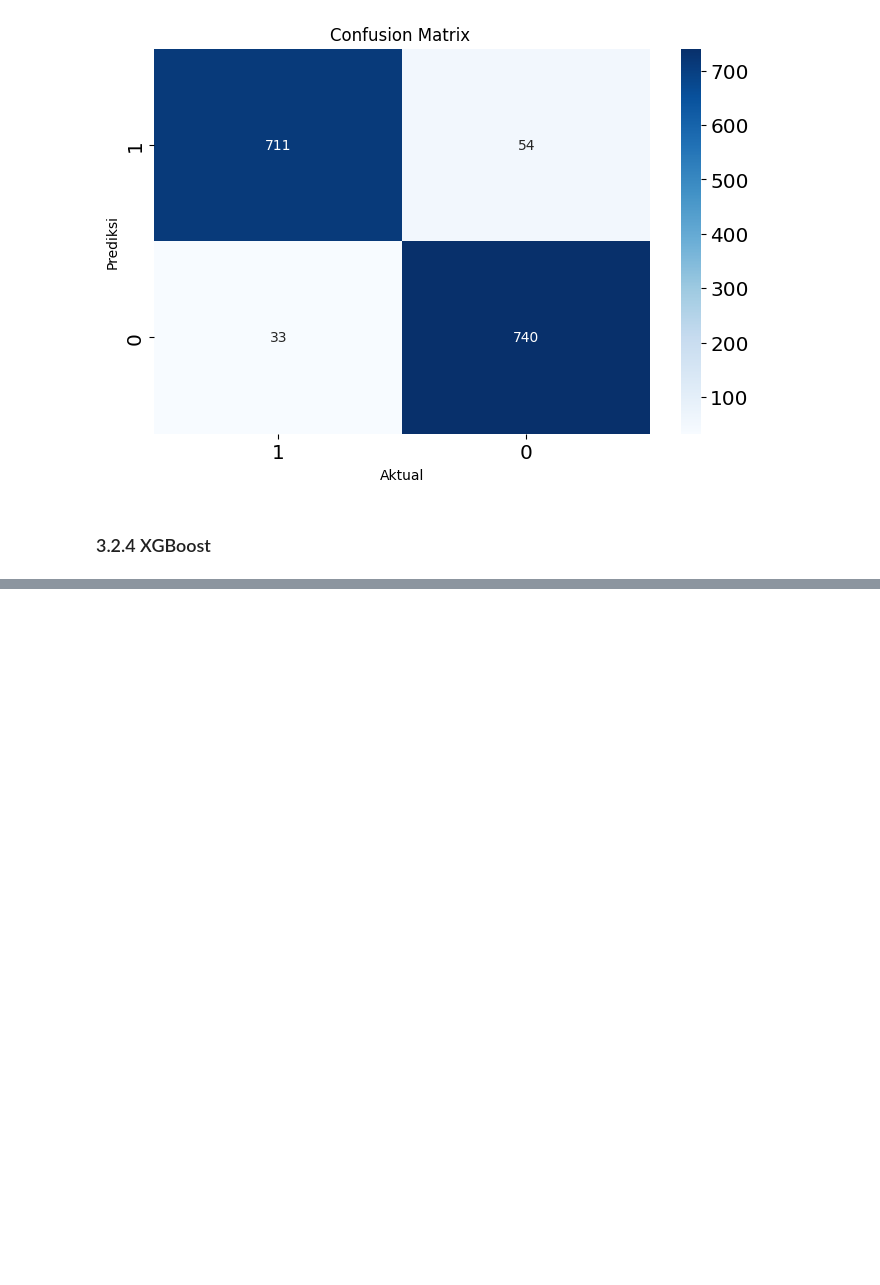
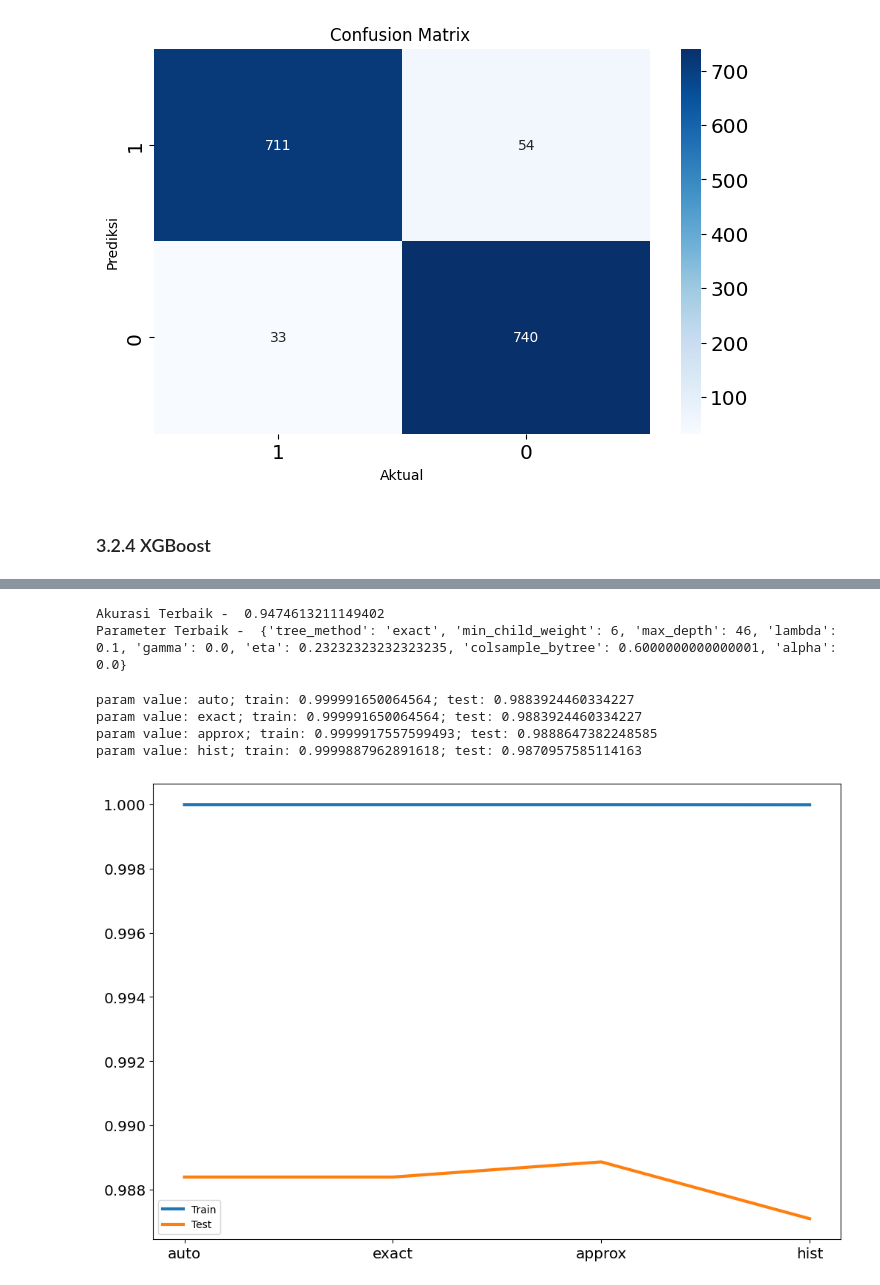
Before and after one commit to andreadeputra/Rakamin_Final_Project, a Jupyter notebook: Infinity.ipynb, the cells around one changed output, grey strips where cells are left out. Cells and saved outputs as stored; diff of their text form; code cells hidden in the pictures; blank space fills up the shorter version.

```diff
--- a/Infinity.ipynb
+++ b/Infinity.ipynb
@@ -1070,3 +1071,7 @@ conf_matrix_viz(y_test, rf_pred)
 [figure]
 # %% [markdown]
 ### 3.2.4 XGBoost
+# %%
+xg = XGBClassifier()
+xg.fit(X_train, y_train)
+eval_classification(xg)
@@ -1072,0 +1124,40 @@ conf_matrix_viz(y_test, rf_pred)
+# %%
+xg_best_acc_score = xg_tuned.best_score_
+xg_best_parameter = xg_tuned.best_params_
+print('Akurasi Terbaik - ', xg_best_acc_score)
+print('Parameter Terbaik - ', xg_best_parameter)
+# %% [output]
+Akurasi Terbaik -  0.9474613211149402
+Parameter Terbaik -  {'tree_method': 'exact', 'min_child_weight': 6, 'max_depth': 46, 'lambda': 0.1, 'gamma': 0.0, 'eta': 0.23232323232323235, 'colsample_bytree': 0.6000000000000001, 'alpha': 0.0}
+# %%
+param_values = ['auto', 'exact', 'approx', 'hist'] #tree_method
+
+train_scores = []
+test_scores = []
+
+for c in param_values:
+    model = XGBClassifier(tree_method=c)
+    model.fit(X_train, y_train)
+
+    # eval on train
+    y_pred_train_proba = model.predict_proba(X_train)
+    train_auc = roc_auc_score(y_train, y_pred_train_proba[:,1])
+    train_scores.append(train_auc)
+
+    # eval on test
+    y_pred_proba = model.predict_proba(X_test)
+    test_auc = roc_auc_score(y_test, y_pred_proba[:,1])
+    test_scores.append(test_auc)
+
+    print('param value: ' + str(c) + '; train: ' + str(train_auc) + '; test: '+ str(test_auc))
+
+plt.plot(param_values, train_scores, label='Train')
+plt.plot(param_values, test_scores, label='Test')
+plt.legend()
+plt.show()
+# %% [output]
+param value: auto; train: 0.999991650064564; test: 0.9883924460334227
+param value: exact; train: 0.999991650064564; test: 0.9883924460334227
+param value: approx; train: 0.9999917557599493; test: 0.9888647382248585
+param value: hist; train: 0.9999887962891618; test: 0.9870957585114163
+[figure, added]
```
Also changed, not shown: parts of 5 cells of this notebook.
